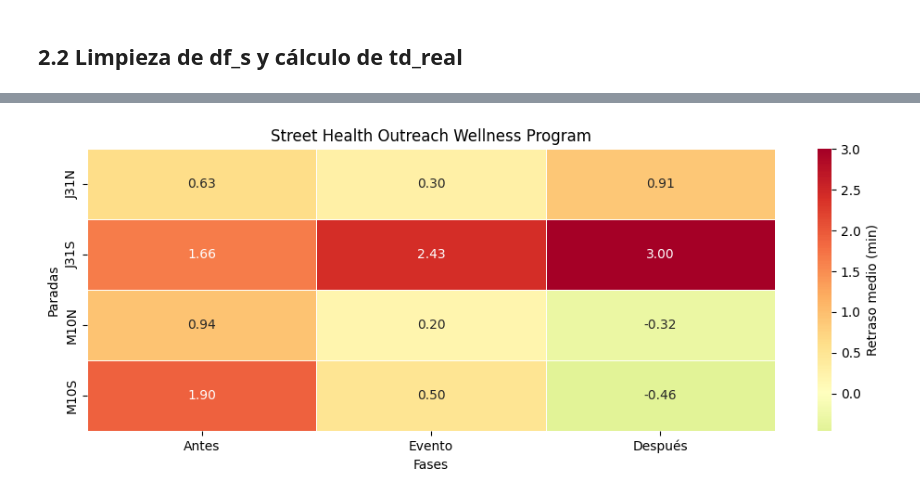
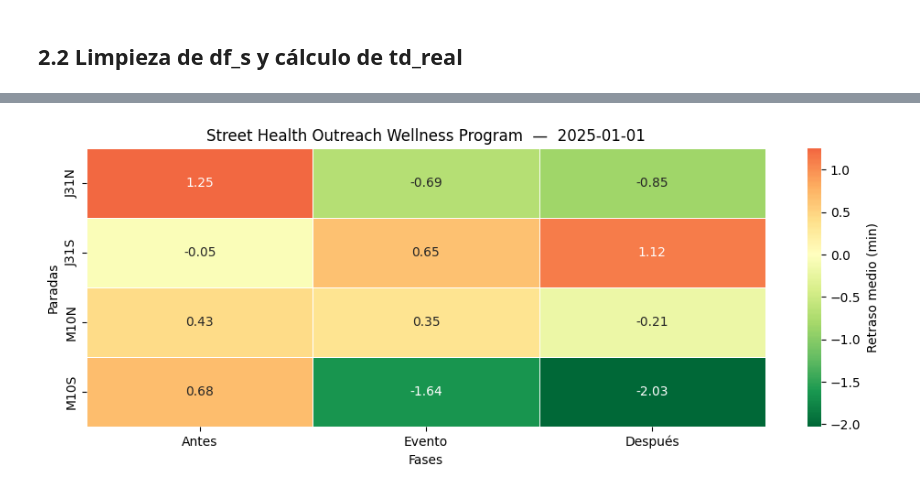
Before and after one commit to UCM-GIDIA-PD1/c2526-R5, a Jupyter notebook: notebooks/analisis_eventos.ipynb, the cells around one changed output, grey strips where cells are left out. Cells and saved outputs as stored; diff of their text form; code cells hidden in the pictures.

```diff
--- a/notebooks/analisis_eventos.ipynb
+++ b/notebooks/analisis_eventos.ipynb
@@ -313,26 +327,18 @@ for index, fila in df_e.iterrows():
 
 df_resumen = pd.DataFrame(resumen_final)
 # %%
-
-
-
 fases = ['Antes', 'Entrada', 'Durante', 'Salida', 'Después']
 
-for evento_nombre in df_resumen['Evento'].unique():
-    df_plot = df_resumen[df_resumen['Evento'] == evento_nombre].set_index('Parada')[fases]
+for (fecha, evento_nombre), grupo in df_resumen.groupby(['Fecha', 'Evento']):
+    df_plot = grupo.set_index('Parada')[fases]
 
     plt.figure(figsize=(10, len(df_plot) * 0.5 + 2))
     sns.heatmap(
-        df_plot,
-        annot=True,
-        fmt='.2f',
-        cmap='RdYlGn_r',
-        center=0,
-        linewidths=0.5,
-        cbar_kws={'label': 'Retraso medio (min)'}
+        df_plot, annot=True, fmt='.2f', cmap='RdYlGn_r',
+        center=0, linewidths=0.5, cbar_kws={'label': 'Retraso medio (min)'}
     )
-    plt.title(f'{evento_nombre}')
-    plt.xlabel('Fases del dia con evento')
+    plt.title(f'{evento_nombre}  —  {fecha}')
+    plt.xlabel('Fases')
     plt.ylabel('Paradas')
     plt.tight_layout()
     plt.show()
@@ -344,74 +364,56 @@ for evento_nombre in df_resumen['Evento'].unique():
 # %%
-
+import pandas as pd
+import matplotlib.pyplot as plt
+import seaborn as sns
 
 resumen_final_3 = []
 
-ventana_antes = pd.Timedelta(hours=2)
+ventana_antes  = pd.Timedelta(hours=2)
 ventana_evento = pd.Timedelta(hours=1.5)
 
 for _, fila in df_e.iterrows():
+    evento_nombre = fila["nombre_evento"]
+    stop          = fila["stop_id"]
+    fecha         = fila["fecha_inicio"]
+    hora_inicio   = pd.to_timedelta(fila["hora_inicio"])
+    hora_salida   = pd.to_timedelta(fila["hora_salida_estimada"])
 
-    evento_nombre = fila["nombre_evento"]
-    stop = fila["stop_id"]
-
-    hora_inicio = pd.to_timedelta(fila["hora_inicio"])
-    hora_salida = pd.to_timedelta(fila["hora_salida_estimada"])
-
-    df_parada = df_s[df_s["stop_id"] == stop]
+    df_dia    = df_s[df_s["service_date"] == fecha]
+    df_parada = df_dia[df_dia["stop_id"] == stop]
 
     antes = df_parada[
         (df_parada["td_real"] >= hora_inicio - ventana_antes*4) &
         (df_parada["td_real"] <  hora_inicio - ventana_evento)
     ]
-
     evento_ext = df_parada[
         (df_parada["td_real"] >= hora_inicio - ventana_evento) &
         (df_parada["td_real"] <= hora_salida + ventana_evento)
     ]
-
-    despues = df_parada[
-        (df_parada["td_real"] > hora_salida + ventana_evento)
-    ]
+    despues = df_parada[df_parada["td_real"] > hora_salida + ventana_evento]
 
     resumen_final_3.append({
+        "Fecha":         fecha,
         "Evento_nombre": evento_nombre,
-        "Parada": stop,
-        "Antes": round(antes["delay_minutes"].mean(), 2),
-        "Evento": round(evento_ext["delay_minutes"].mean(), 2),
-        "Después": round(despues["delay_minutes"].mean(), 2),
+        "Parada":        stop,
+        "Antes":         round(antes["delay_minutes"].mean(),      2),
+        "Evento":        round(evento_ext["delay_minutes"].mean(), 2),
+        "Después":       round(despues["delay_minutes"].mean(),    2),
     })
 
 df_resumen_3fases_nuevo = pd.DataFrame(resumen_final_3)
-
 fases_plot = ["Antes", "Evento", "Después"]
 
-for evento_nombre in df_resumen_3fases_nuevo["Evento_nombre"].unique():
-
-    df_plot = (
-        df_resumen_3fases_nuevo[
-            df_resumen_3fases_nuevo["Evento_nombre"] == evento_nombre
-        ]
-        .set_index("Parada")[fases_plot]
-    )
+for (fecha, evento_nombre), grupo in df_resumen_3fases_nuevo.groupby(["Fecha", "Evento_nombre"]):
+    df_plot = grupo.set_index("Parada")[fases_plot]
 
     plt.figure(figsize=(10, len(df_plot)*0.5 + 2))
-
     sns.heatmap(
-        df_plot,
-        annot=True,
-        fmt=".2f",
-        cmap="RdYlGn_r",
-        center=0,
-        linewidths=0.5,
-        cbar_kws={"label": "Retraso medio (min)"}
+        df_plot, annot=True, fmt=".2f", cmap="RdYlGn_r",
+        center=0, linewidths=0.5, cbar_kws={"label": "Retraso medio (min)"}
     )
-
-    plt.title(evento_nombre)
-
-    plt.xlabel("Fases")
-    plt.ylabel("Paradas")
-
+    plt.title(f'{evento_nombre}  —  {fecha}')
+    plt.xlabel("Fases"); plt.ylabel("Paradas")
     plt.tight_layout()
     plt.show()
 # %% [output]
-[figure, old version]
+[figure, new version]
```
Also changed, not shown: parts of 18 cells of this notebook, 2 other files.
